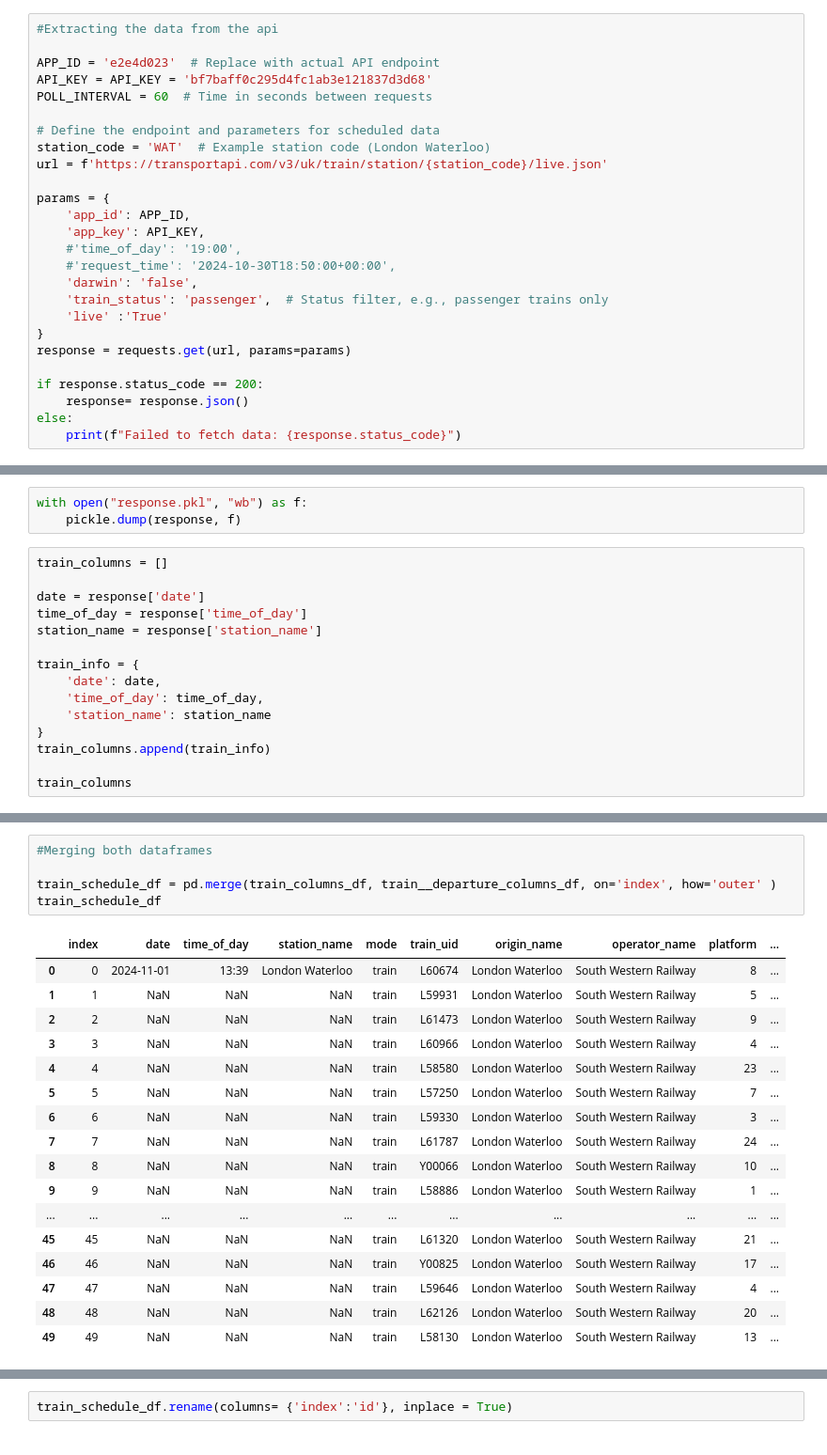
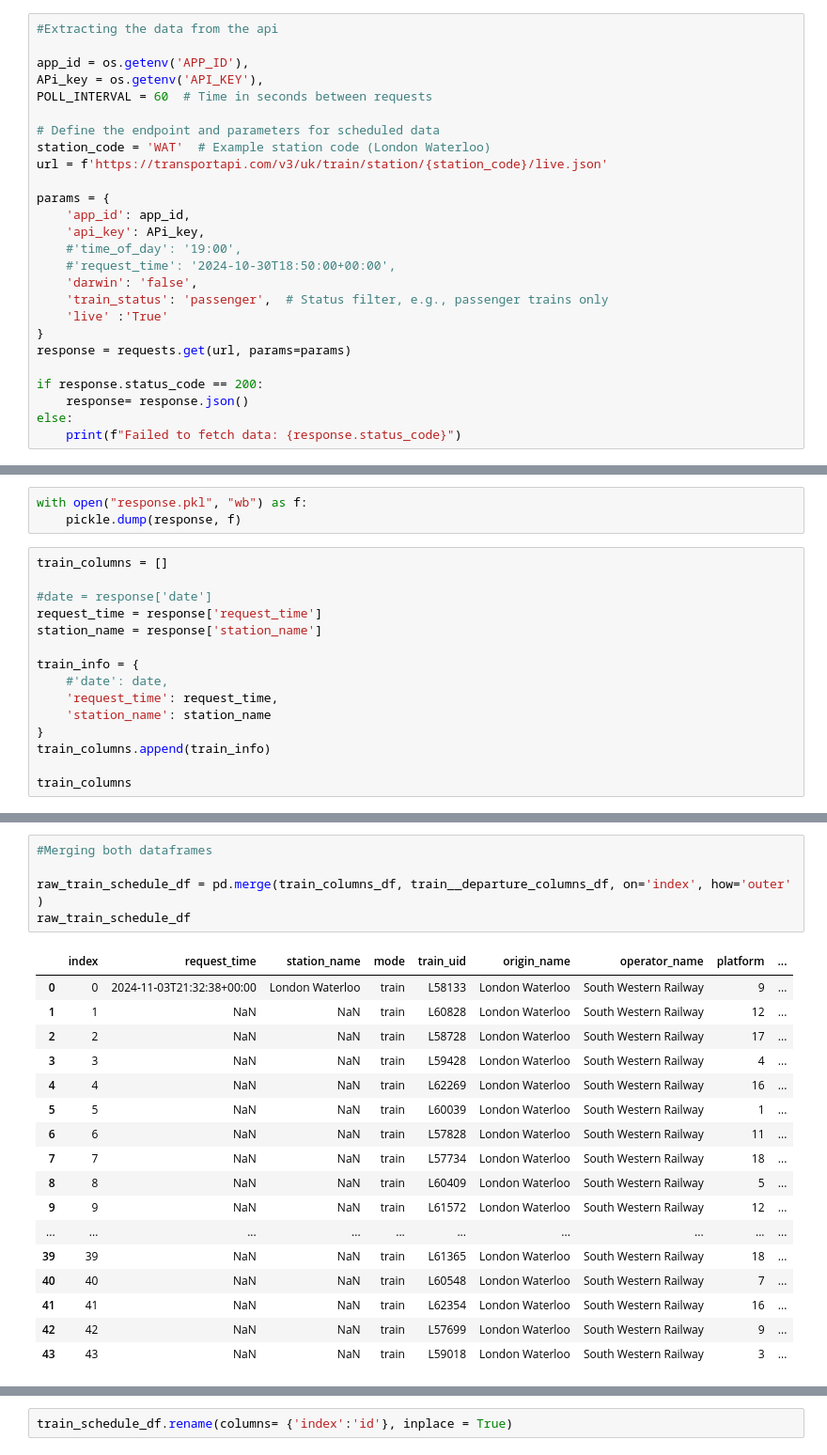
Before and after one commit to Immanuel30/velocity_railways_ETL_pipeline, a Jupyter notebook: velocity_railways.ipynb, the cells around one changed output, grey strips where cells are left out. Shown at 94% size. Drawn from its saved outputs; the diff is of its cells as text.

```diff
--- a/velocity_railways.ipynb
+++ b/velocity_railways.ipynb
@@ -16,8 +24,8 @@ ImportError: cannot import name 'Dataset' from 'great_expectations' (C:\Users\im
 # %%
 #Extracting the data from the api
 
-APP_ID = 'e2e4d023'  # Replace with actual API endpoint
-API_KEY = API_KEY = 'bf7baff0c295d4fc1ab3e121837d3d68'
+app_id = os.getenv('APP_ID'),
+APi_key = os.getenv('API_KEY'),
 POLL_INTERVAL = 60  # Time in seconds between requests
 
 # Define the endpoint and parameters for scheduled data
@@ -25,8 +33,8 @@ station_code = 'WAT'  # Example station code (London Waterloo)
 url = f'https://transportapi.com/v3/uk/train/station/{station_code}/live.json'
 
 params = {
-    'app_id': APP_ID,
-    'app_key': API_KEY,
+    'app_id': app_id,
+    'api_key': APi_key,
     #'time_of_day': '19:00',
     #'request_time': '2024-10-30T18:50:00+00:00',
     'darwin': 'false',
@@ -65,13 +73,13 @@ with open("response.pkl", "wb") as f:
 # %%
 train_columns = []
 
-date = response['date']
-time_of_day = response['time_of_day']
+#date = response['date']
+request_time = response['request_time']
 station_name = response['station_name']
 
 train_info = {
-    'date': date,
-    'time_of_day': time_of_day,
+    #'date': date,
+    'request_time': request_time,
     'station_name': station_name
 }
 train_columns.append(train_info)
@@ -137,23 +144,23 @@ train__departure_columns_df
 # %%
 #Merging both dataframes
 
-train_schedule_df = pd.merge(train_columns_df, train__departure_columns_df, on='index', how='outer' )
-train_schedule_df
+raw_train_schedule_df = pd.merge(train_columns_df, train__departure_columns_df, on='index', how='outer' )
+raw_train_schedule_df
 # %% [output]
-|  | index | date | time_of_day | station_name | mode | train_uid | origin_name | operator_name | platform | ... |
-| 0 | 0 | 2024-11-01 | 13:39 | London Waterloo | train | L60674 | London Waterloo | South Western Railway | 8 | ... |
-| 1 | 1 | NaN | NaN | NaN | train | L59931 | London Waterloo | South Western Railway | 5 | ... |
-| 2 | 2 | NaN | NaN | NaN | train | L61473 | London Waterloo | South Western Railway | 9 | ... |
-| 3 | 3 | NaN | NaN | NaN | train | L60966 | London Waterloo | South Western Railway | 4 | ... |
-| 4 | 4 | NaN | NaN | NaN | train | L58580 | London Waterloo | South Western Railway | 23 | ... |
-| 5 | 5 | NaN | NaN | NaN | train | L57250 | London Waterloo | South Western Railway | 7 | ... |
-| 6 | 6 | NaN | NaN | NaN | train | L59330 | London Waterloo | South Western Railway | 3 | ... |
-| 7 | 7 | NaN | NaN | NaN | train | L61787 | London Waterloo | South Western Railway | 24 | ... |
-| 8 | 8 | NaN | NaN | NaN | train | Y00066 | London Waterloo | South Western Railway | 10 | ... |
-| 9 | 9 | NaN | NaN | NaN | train | L58886 | London Waterloo | South Western Railway | 1 | ... |
-| ... | ... | ... | ... | ... | ... | ... | ... | ... | ... | ... |
-| 45 | 45 | NaN | NaN | NaN | train | L61320 | London Waterloo | South Western Railway | 21 | ... |
-| 46 | 46 | NaN | NaN | NaN | train | Y00825 | London Waterloo | South Western Railway | 17 | ... |
-| 47 | 47 | NaN | NaN | NaN | train | L59646 | London Waterloo | South Western Railway | 4 | ... |
-| 48 | 48 | NaN | NaN | NaN | train | L62126 | London Waterloo | South Western Railway | 20 | ... |
-| 49 | 49 | NaN | NaN | NaN | train | L58130 | London Waterloo | South Western Railway | 13 | ... |
+|  | index | request_time | station_name | mode | train_uid | origin_name | operator_name | platform | ... |
+| 0 | 0 | 2024-11-03T21:32:38+00:00 | London Waterloo | train | L58133 | London Waterloo | South Western Railway | 9 | ... |
+| 1 | 1 | NaN | NaN | train | L60828 | London Waterloo | South Western Railway | 12 | ... |
+| 2 | 2 | NaN | NaN | train | L58728 | London Waterloo | South Western Railway | 17 | ... |
+| 3 | 3 | NaN | NaN | train | L59428 | London Waterloo | South Western Railway | 4 | ... |
+| 4 | 4 | NaN | NaN | train | L62269 | London Waterloo | South Western Railway | 16 | ... |
+| 5 | 5 | NaN | NaN | train | L60039 | London Waterloo | South Western Railway | 1 | ... |
+| 6 | 6 | NaN | NaN | train | L57828 | London Waterloo | South Western Railway | 11 | ... |
+| 7 | 7 | NaN | NaN | train | L57734 | London Waterloo | South Western Railway | 18 | ... |
+| 8 | 8 | NaN | NaN | train | L60409 | London Waterloo | South Western Railway | 5 | ... |
+| 9 | 9 | NaN | NaN | train | L61572 | London Waterloo | South Western Railway | 12 | ... |
+| ... | ... | ... | ... | ... | ... | ... | ... | ... | ... |
+| 39 | 39 | NaN | NaN | train | L61365 | London Waterloo | South Western Railway | 18 | ... |
+| 40 | 40 | NaN | NaN | train | L60548 | London Waterloo | South Western Railway | 7 | ... |
+| 41 | 41 | NaN | NaN | train | L62354 | London Waterloo | South Western Railway | 16 | ... |
+| 42 | 42 | NaN | NaN | train | L57699 | London Waterloo | South Western Railway | 9 | ... |
+| 43 | 43 | NaN | NaN | train | L59018 | London Waterloo | South Western Railway | 3 | ... |
```
Also changed, not shown: parts of 35 cells of this notebook, 3 other files.
